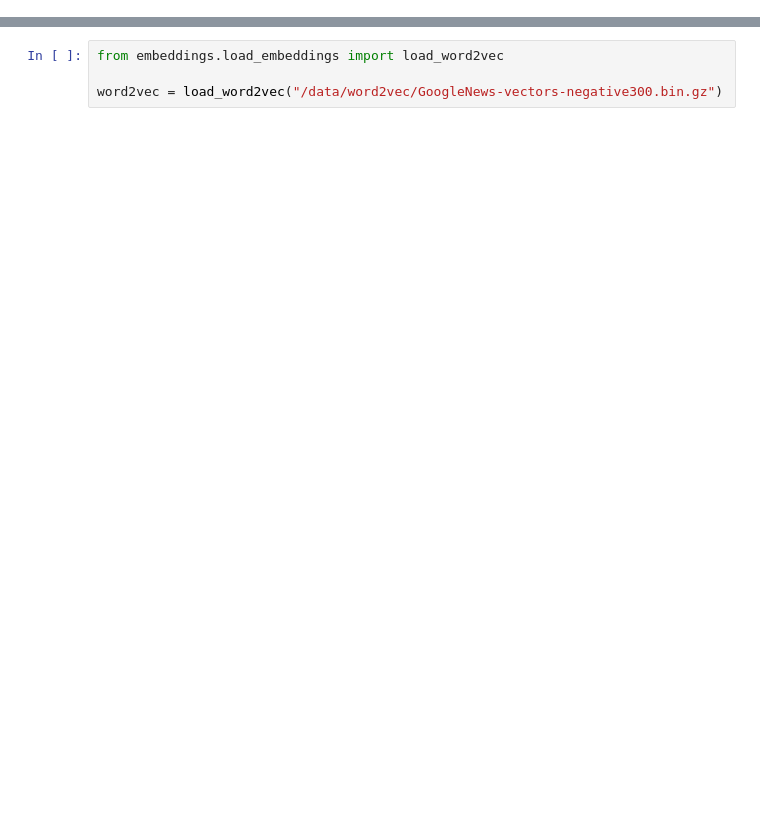
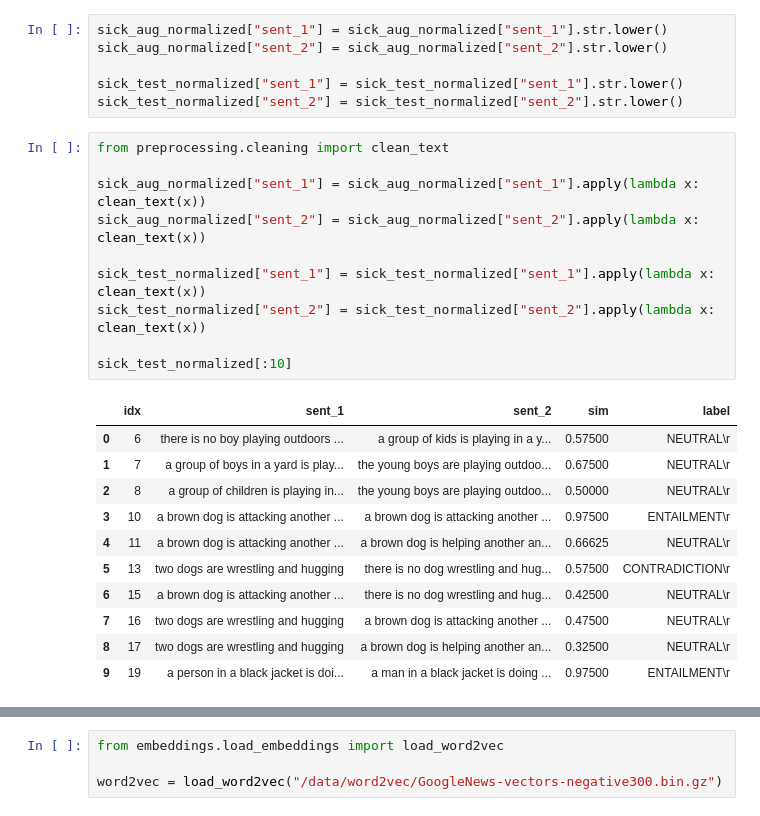
Before and after one commit to TharinduDR/Biomedical-Semantic-Similarity-Estimation, a Jupyter notebook: Biomedical-Semantic-Similarity-Estimation.ipynb, the cells around one changed output, grey strips where cells are left out. Drawn from its saved outputs; the diff is of its cells as text; blank space fills up the shorter version.

```diff
--- a/Biomedical-Semantic-Similarity-Estimation.ipynb
+++ b/Biomedical-Semantic-Similarity-Estimation.ipynb
@@ -34,3 +76,31 @@ bio_sses_normalized[:10]
 | 7 | expression of an activated form o... | When expressed alone in primary c... | 3 | 3 | 3 | 3 | 3 | 0.75 |
 | 8 | A high percentage of tumor cells ... | As a serine/threonine protein kin... | 2 | 1 | 1 | 2 | 1 | 0.35 |
 | 9 | n view of the evidence that many ... | The phenomena of neoplastic devel... | 3 | 3 | 3 | 3 | 3 | 0.75 |
+# %%
+sick_aug_normalized["sent_1"] = sick_aug_normalized["sent_1"].str.lower()
+sick_aug_normalized["sent_2"] = sick_aug_normalized["sent_2"].str.lower()
+
+sick_test_normalized["sent_1"] = sick_test_normalized["sent_1"].str.lower()
+sick_test_normalized["sent_2"] = sick_test_normalized["sent_2"].str.lower()
+# %%
+from preprocessing.cleaning import clean_text
+
+sick_aug_normalized["sent_1"] = sick_aug_normalized["sent_1"].apply(lambda x: clean_text(x))
+sick_aug_normalized["sent_2"] = sick_aug_normalized["sent_2"].apply(lambda x: clean_text(x))
+
+sick_test_normalized["sent_1"] = sick_test_normalized["sent_1"].apply(lambda x: clean_text(x))
+sick_test_normalized["sent_2"] = sick_test_normalized["sent_2"].apply(lambda x: clean_text(x))
+
+sick_test_normalized[:10]
+# %% [output]
+|  | idx | sent_1 | sent_2 | sim | label |
+| 0 | 6 | there is no boy playing outdoors ... | a group of kids is playing in a y... | 0.57500 | NEUTRAL\r |
+| 1 | 7 | a group of boys in a yard is play... | the young boys are playing outdoo... | 0.67500 | NEUTRAL\r |
+| 2 | 8 | a group of children is playing in... | the young boys are playing outdoo... | 0.50000 | NEUTRAL\r |
+| 3 | 10 | a brown dog is attacking another ... | a brown dog is attacking another ... | 0.97500 | ENTAILMENT\r |
+| 4 | 11 | a brown dog is attacking another ... | a brown dog is helping another an... | 0.66625 | NEUTRAL\r |
+| 5 | 13 | two dogs are wrestling and hugging | there is no dog wrestling and hug... | 0.57500 | CONTRADICTION\r |
+| 6 | 15 | a brown dog is attacking another ... | there is no dog wrestling and hug... | 0.42500 | NEUTRAL\r |
+| 7 | 16 | two dogs are wrestling and hugging | a brown dog is attacking another ... | 0.47500 | NEUTRAL\r |
+| 8 | 17 | two dogs are wrestling and hugging | a brown dog is helping another an... | 0.32500 | NEUTRAL\r |
+| 9 | 19 | a person in a black jacket is doi... | a man in a black jacket is doing ... | 0.97500 | ENTAILMENT\r |
```
Also changed, not shown: parts of 12 cells of this notebook.
